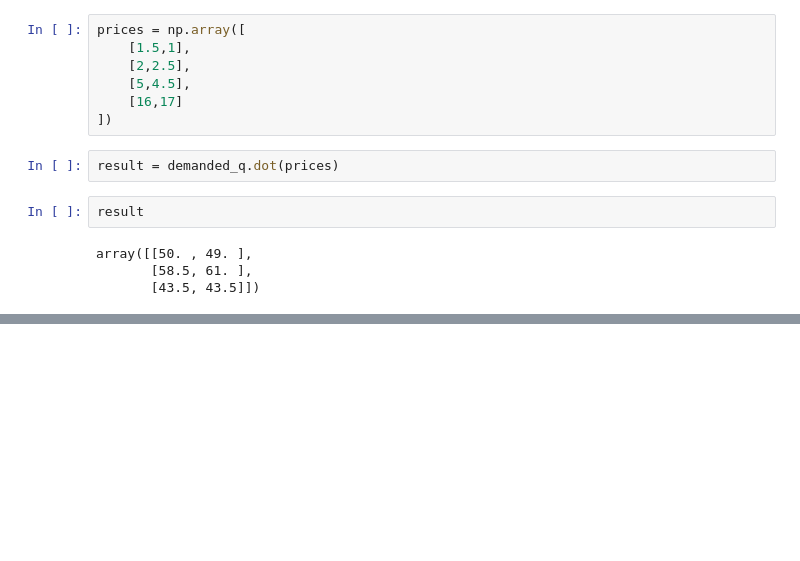
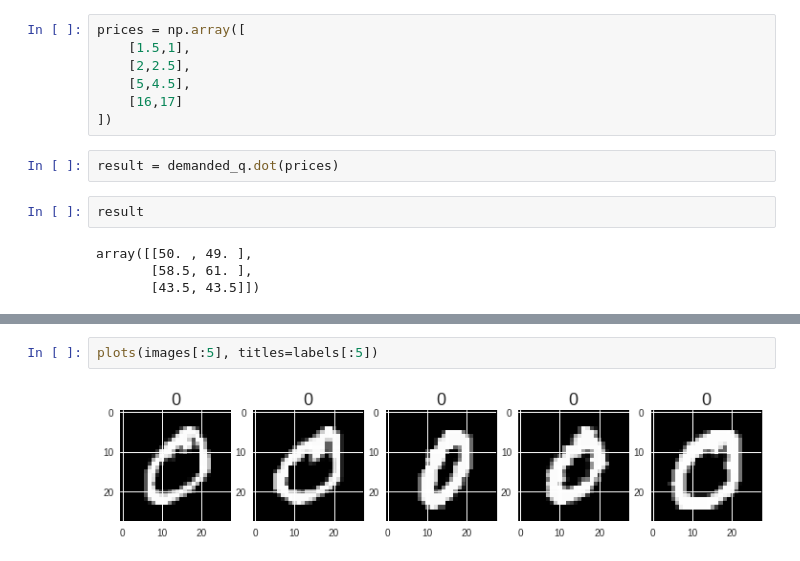
Before and after one commit to victwise/DeepLearning, a Jupyter notebook: Capítulo_1.ipynb, the cells around one changed output, grey strips where cells are left out. Drawn from its saved outputs; the diff is of its cells as text; blank space fills up the shorter version.

```diff
--- a/Capítulo_1.ipynb
+++ b/Capítulo_1.ipynb
@@ -68,0 +128,4 @@ array([[50. , 49. ],
+# %%
+plots(images[:5], titles=labels[:5])
+# %% [output]
+[figure, added]
```
Also changed, not shown: parts of 24 cells of this notebook.
